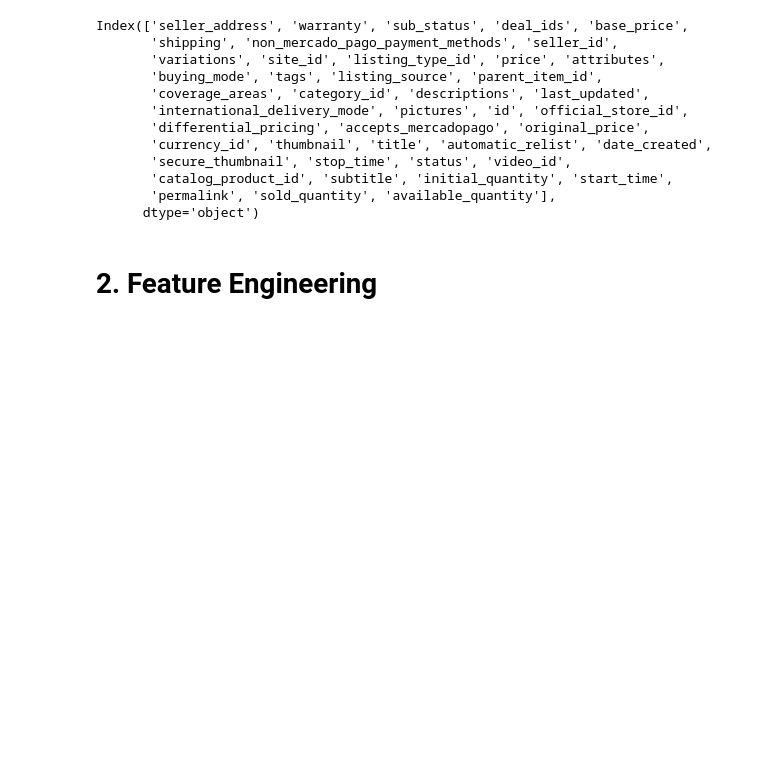
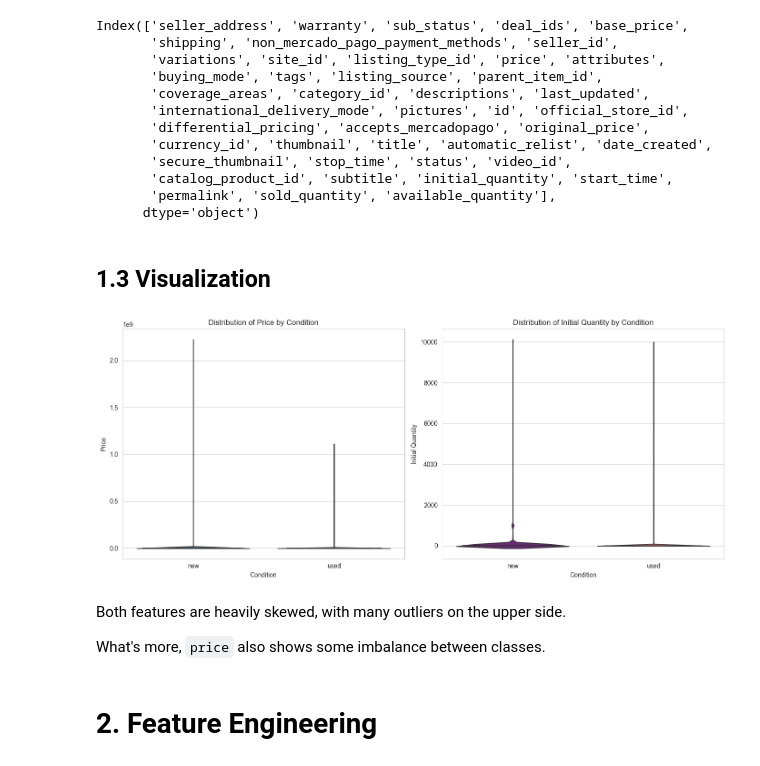
Before and after one commit to MLsound/mercadolibre-new-used-prediction, a Jupyter notebook: EDA.ipynb, the cells around one changed output. Cells and saved outputs as stored; diff of their text form; code cells hidden in the pictures; blank space fills up the shorter version.

```diff
--- a/EDA.ipynb
+++ b/EDA.ipynb
@@ -487,5 +487,51 @@ Index(['seller_address', 'warranty', 'sub_status', 'deal_ids', 'base_price',
        'catalog_product_id', 'subtitle', 'initial_quantity', 'start_time',
        'permalink', 'sold_quantity', 'available_quantity'],
       dtype='object')
+# %% [markdown]
+## 1.3 Visualization
+# %%
+sns.set_style("whitegrid")
+plt.figure(figsize=(14, 6))
+
+# --- Plot for 'price' ---
+plt.subplot(1, 2, 1) # This creates a 1-row, 2-column grid and selects the 1st plot
+sns.violinplot(
+    x=y_train_df,
+    y='price',
+    data=X_train_df,
+    hue=y_train_df,
+    palette='viridis',
+    inner='quartile'    # Displays quartiles within the violins for more detail
+)
+plt.title('Distribution of Price by Condition')
+plt.xlabel('Condition')
+plt.ylabel('Price')
+
+# --- Plot for 'initial_quantity' ---
+plt.subplot(1, 2, 2)
+sns.violinplot(
+    x=y_train_df,
+    y='initial_quantity',
+    data=X_train_df,
+    hue=y_train_df,
+    palette='magma',
+    inner='quartile'
+)
+plt.title('Distribution of Initial Quantity by Condition')
+plt.xlabel('Condition')
+plt.ylabel('Initial Quantity')
+
+plt.tight_layout()
+
+# Save the plot to a file
+#plt.savefig('two_sided_violin_plots.png')
+
+plt.show()
+# %% [output]
+[figure, added]
+# %% [markdown]
+Both features are heavily skewed, with many outliers on the upper side.
+
+What's more, `price` also shows some imbalance between classes.
 # %% [markdown]
 # 2. Feature Engineering
```
Also changed, not shown: parts of 92 cells of this notebook, 1 other file.
